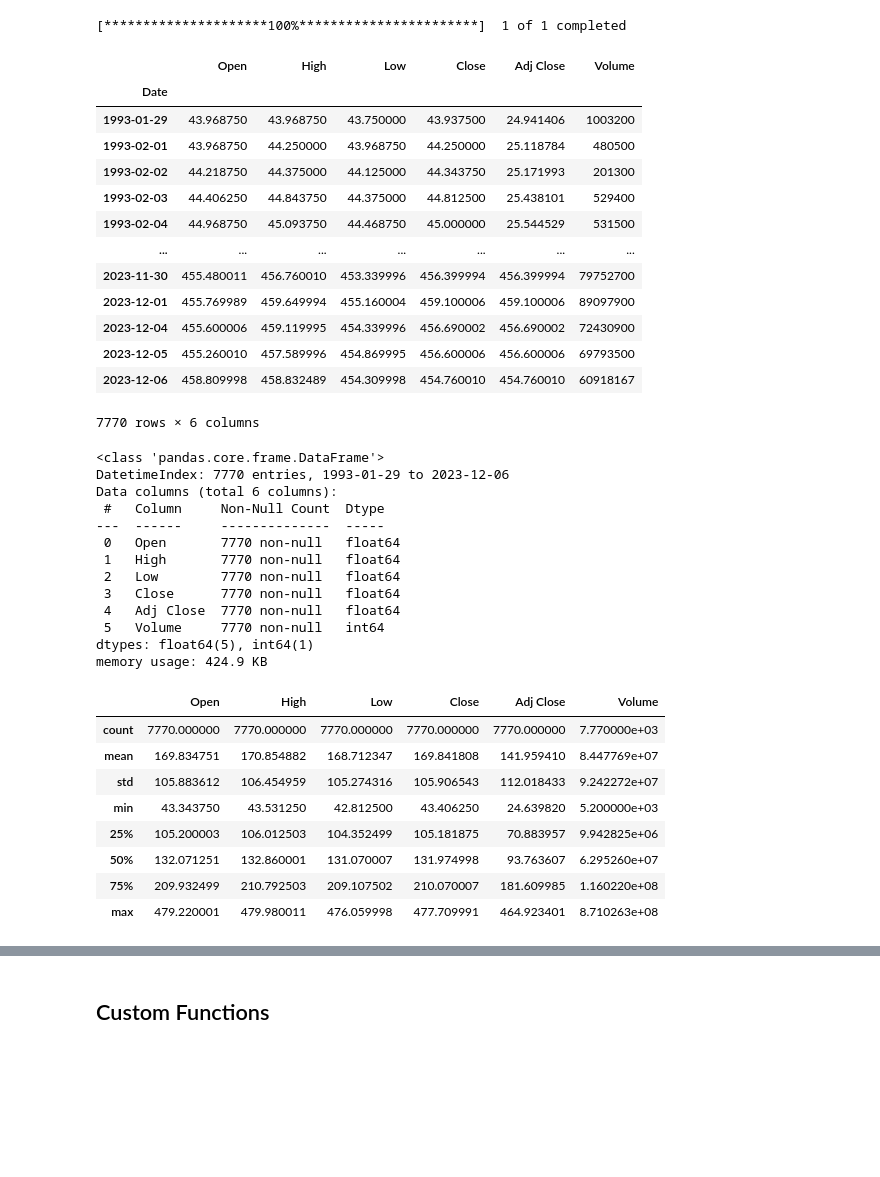
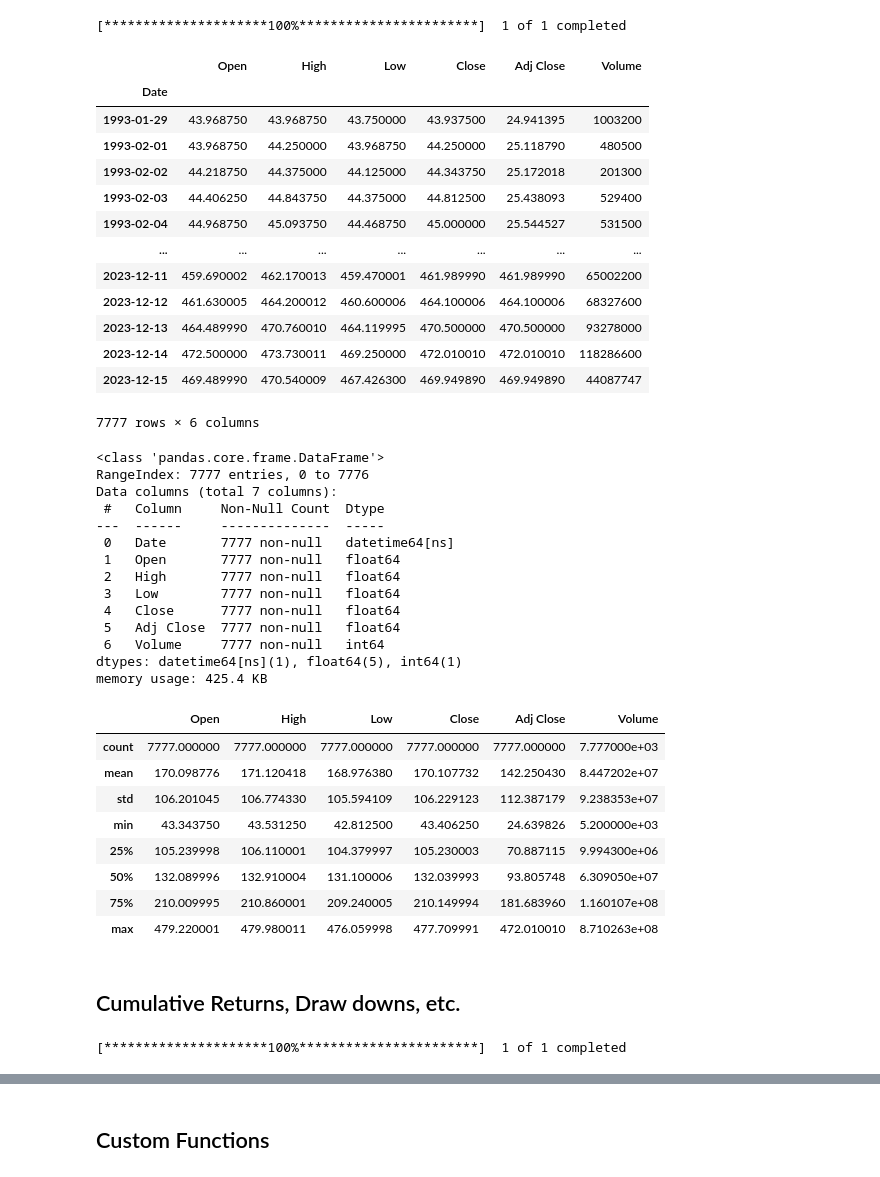
Before and after one commit to chrishunt11/Algorithmic_Trading_Python, a Jupyter notebook: Stock Predictions.ipynb, the cells around one changed output, grey strips where cells are left out. Drawn from its saved outputs; the diff is of its cells as text; code cells hidden in the pictures; blank space fills up the shorter version.

```diff
--- a/Stock Predictions.ipynb
+++ b/Stock Predictions.ipynb
@@ -32,46 +34,55 @@ df = yf.download('SPY')
+# %%
+df = pd.read_csv('spy.csv')
 # %%
-df.index = pd.to_datetime(df.index)
-df
+df.Date = pd.to_datetime(df.Date)
+df.set_index('Date')
 # %% [output]
 |  | Open | High | Low | Close | Adj Close | Volume |
 | Date |  |  |  |  |  |  |
-| 1993-01-29 | 43.968750 | 43.968750 | 43.750000 | 43.937500 | 24.941406 | 1003200 |
-| 1993-02-01 | 43.968750 | 44.250000 | 43.968750 | 44.250000 | 25.118784 | 480500 |
-| 1993-02-02 | 44.218750 | 44.375000 | 44.125000 | 44.343750 | 25.171993 | 201300 |
-| 1993-02-03 | 44.406250 | 44.843750 | 44.375000 | 44.812500 | 25.438101 | 529400 |
-| 1993-02-04 | 44.968750 | 45.093750 | 44.468750 | 45.000000 | 25.544529 | 531500 |
+| 1993-01-29 | 43.968750 | 43.968750 | 43.750000 | 43.937500 | 24.941395 | 1003200 |
+| 1993-02-01 | 43.968750 | 44.250000 | 43.968750 | 44.250000 | 25.118790 | 480500 |
+| 1993-02-02 | 44.218750 | 44.375000 | 44.125000 | 44.343750 | 25.172018 | 201300 |
+| 1993-02-03 | 44.406250 | 44.843750 | 44.375000 | 44.812500 | 25.438093 | 529400 |
+| 1993-02-04 | 44.968750 | 45.093750 | 44.468750 | 45.000000 | 25.544527 | 531500 |
 | ... | ... | ... | ... | ... | ... | ... |
-| 2023-11-30 | 455.480011 | 456.760010 | 453.339996 | 456.399994 | 456.399994 | 79752700 |
-| 2023-12-01 | 455.769989 | 459.649994 | 455.160004 | 459.100006 | 459.100006 | 89097900 |
-| 2023-12-04 | 455.600006 | 459.119995 | 454.339996 | 456.690002 | 456.690002 | 72430900 |
-| 2023-12-05 | 455.260010 | 457.589996 | 454.869995 | 456.600006 | 456.600006 | 69793500 |
-| 2023-12-06 | 458.809998 | 458.832489 | 454.309998 | 454.760010 | 454.760010 | 60918167 |
+| 2023-12-11 | 459.690002 | 462.170013 | 459.470001 | 461.989990 | 461.989990 | 65002200 |
+| 2023-12-12 | 461.630005 | 464.200012 | 460.600006 | 464.100006 | 464.100006 | 68327600 |
+| 2023-12-13 | 464.489990 | 470.760010 | 464.119995 | 470.500000 | 470.500000 | 93278000 |
+| 2023-12-14 | 472.500000 | 473.730011 | 469.250000 | 472.010010 | 472.010010 | 118286600 |
+| 2023-12-15 | 469.489990 | 470.540009 | 467.426300 | 469.949890 | 469.949890 | 44087747 |
-7770 rows × 6 columns
+7777 rows × 6 columns
 # %%
 df.info()
 # %% [output]
 <class 'pandas.core.frame.DataFrame'>
-DatetimeIndex: 7770 entries, 1993-01-29 to 2023-12-06
-Data columns (total 6 columns):
+RangeIndex: 7777 entries, 0 to 7776
+Data columns (total 7 columns):
  #   Column     Non-Null Count  Dtype
 ---  ------     --------------  -----
- 0   Open       7770 non-null   float64
- 1   High       7770 non-null   float64
- 2   Low        7770 non-null   float64
- 3   Close      7770 non-null   float64
- 4   Adj Close  7770 non-null   float64
- 5   Volume     7770 non-null   int64
-dtypes: float64(5), int64(1)
-memory usage: 424.9 KB
+ 0   Date       7777 non-null   datetime64[ns]
+ 1   Open       7777 non-null   float64
+ 2   High       7777 non-null   float64
+ 3   Low        7777 non-null   float64
+ 4   Close      7777 non-null   float64
+ 5   Adj Close  7777 non-null   float64
+ 6   Volume     7777 non-null   int64
+dtypes: datetime64[ns](1), float64(5), int64(1)
+memory usage: 425.4 KB
 # %%
 df.describe()
 # %% [output]
 |  | Open | High | Low | Close | Adj Close | Volume |
-| count | 7770.000000 | 7770.000000 | 7770.000000 | 7770.000000 | 7770.000000 | 7.770000e+03 |
-| mean | 169.834751 | 170.854882 | 168.712347 | 169.841808 | 141.959410 | 8.447769e+07 |
-| std | 105.883612 | 106.454959 | 105.274316 | 105.906543 | 112.018433 | 9.242272e+07 |
-| min | 43.343750 | 43.531250 | 42.812500 | 43.406250 | 24.639820 | 5.200000e+03 |
-| 25% | 105.200003 | 106.012503 | 104.352499 | 105.181875 | 70.883957 | 9.942825e+06 |
-| 50% | 132.071251 | 132.860001 | 131.070007 | 131.974998 | 93.763607 | 6.295260e+07 |
-| 75% | 209.932499 | 210.792503 | 209.107502 | 210.070007 | 181.609985 | 1.160220e+08 |
-| max | 479.220001 | 479.980011 | 476.059998 | 477.709991 | 464.923401 | 8.710263e+08 |
+| count | 7777.000000 | 7777.000000 | 7777.000000 | 7777.000000 | 7777.000000 | 7.777000e+03 |
+| mean | 170.098776 | 171.120418 | 168.976380 | 170.107732 | 142.250430 | 8.447202e+07 |
+| std | 106.201045 | 106.774330 | 105.594109 | 106.229123 | 112.387179 | 9.238353e+07 |
+| min | 43.343750 | 43.531250 | 42.812500 | 43.406250 | 24.639826 | 5.200000e+03 |
+| 25% | 105.239998 | 106.110001 | 104.379997 | 105.230003 | 70.887115 | 9.994300e+06 |
+| 50% | 132.089996 | 132.910004 | 131.100006 | 132.039993 | 93.805748 | 6.309050e+07 |
+| 75% | 210.009995 | 210.860001 | 209.240005 | 210.149994 | 181.683960 | 1.160107e+08 |
+| max | 479.220001 | 479.980011 | 476.059998 | 477.709991 | 472.010010 | 8.710263e+08 |
+# %% [markdown]
+## Cumulative Returns, Draw downs, etc.
+# %%
+spy = yf.download('SPY')
+# %% [output]
+[*********************100%***********************]  1 of 1 completed
```
Also changed, not shown: parts of 58 cells of this notebook, 2 other files.
